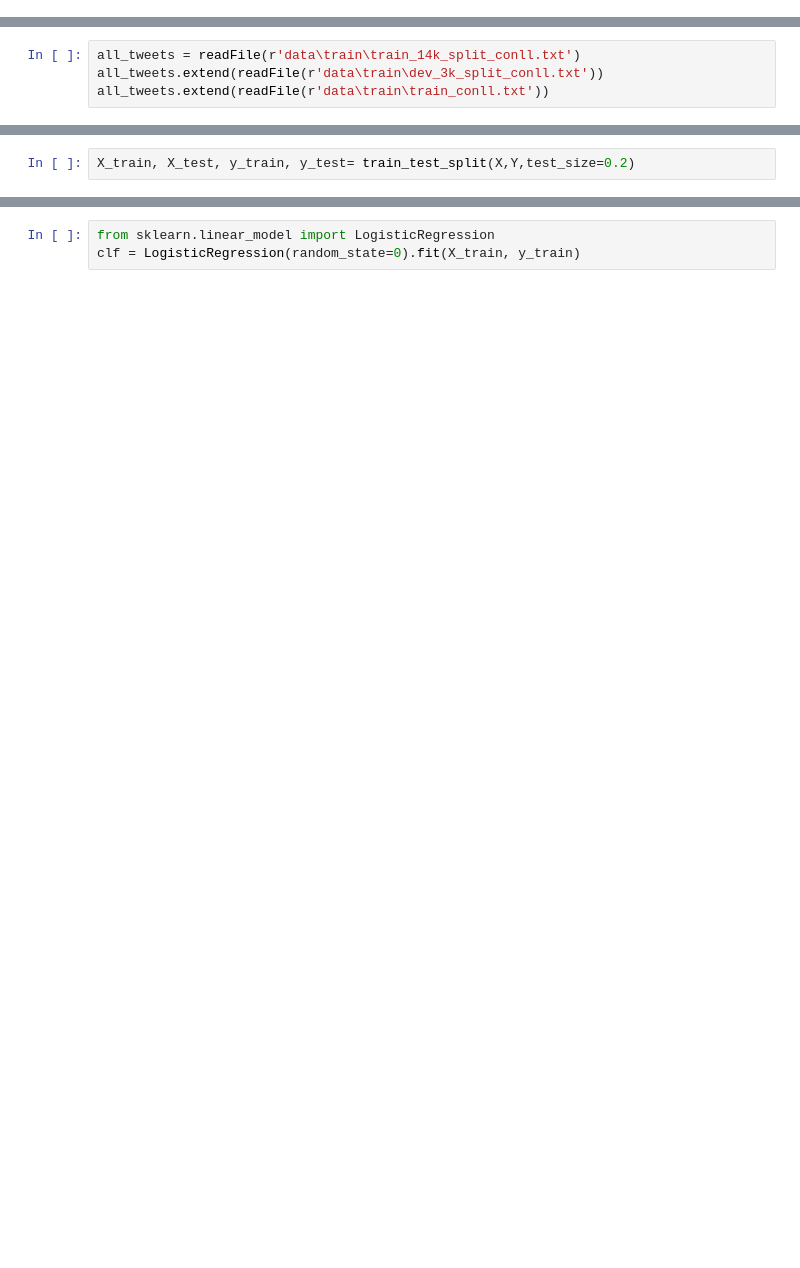
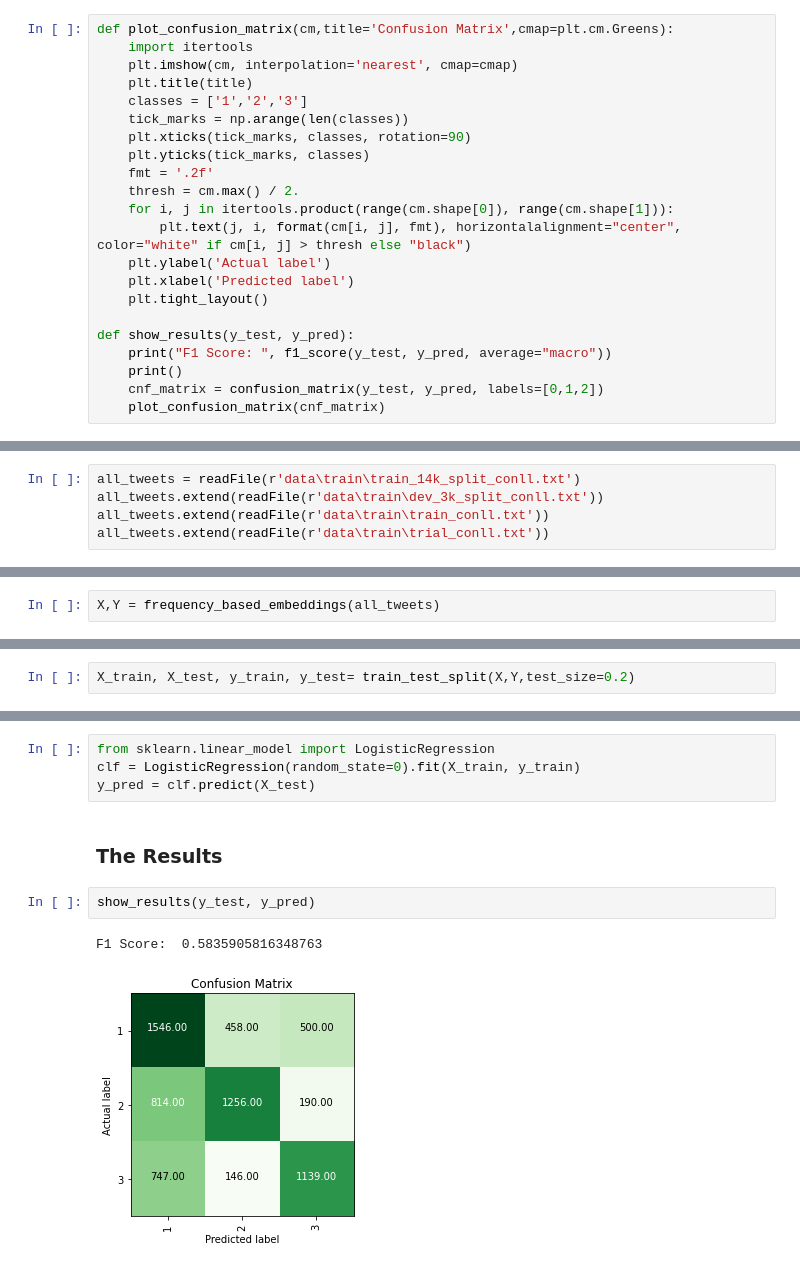
Before and after one commit to amm98d/twitter-sentiment-analysis, a Jupyter notebook: script.ipynb, the cells around one changed output, grey strips where cells are left out. Saved outputs shown, nothing was run; the diff lists cells and outputs as text; blank space fills up the shorter version.

Commit message:
Object Oriented and Modular Code. Left at loading of prediction data.

```diff
--- a/script.ipynb
+++ b/script.ipynb
@@ -79,0 +123,22 @@ def readFile(filename):
+# %%
+def plot_confusion_matrix(cm,title='Confusion Matrix',cmap=plt.cm.Greens):
+    import itertools
+    plt.imshow(cm, interpolation='nearest', cmap=cmap)
+    plt.title(title)
+    classes = ['1','2','3']
+    tick_marks = np.arange(len(classes))
+    plt.xticks(tick_marks, classes, rotation=90)
+    plt.yticks(tick_marks, classes)
+    fmt = '.2f'
+    thresh = cm.max() / 2.
+    for i, j in itertools.product(range(cm.shape[0]), range(cm.shape[1])):
+        plt.text(j, i, format(cm[i, j], fmt), horizontalalignment="center", color="white" if cm[i, j] > thresh else "black")
+    plt.ylabel('Actual label')
+    plt.xlabel('Predicted label')
+    plt.tight_layout()
+
+def show_results(y_test, y_pred):
+    print("F1 Score: ", f1_score(y_test, y_pred, average="macro"))
+    print()
+    cnf_matrix = confusion_matrix(y_test, y_pred, labels=[0,1,2])
+    plot_confusion_matrix(cnf_matrix)
@@ -81,3 +150,4 @@ def readFile(filename):
 all_tweets = readFile(r'data\train\train_14k_split_conll.txt')
 all_tweets.extend(readFile(r'data\train\dev_3k_split_conll.txt'))
 all_tweets.extend(readFile(r'data\train\train_conll.txt'))
+all_tweets.extend(readFile(r'data\train\trial_conll.txt'))
@@ -160,0 +211,2 @@ Y = labels
+# %%
+X,Y = frequency_based_embeddings(all_tweets)
@@ -163,3 +219,11 @@ X_train, X_test, y_train, y_test= train_test_split(X,Y,test_size=0.2)
 # %%
 from sklearn.linear_model import LogisticRegression
 clf = LogisticRegression(random_state=0).fit(X_train, y_train)
+y_pred = clf.predict(X_test)
+# %% [markdown]
+### The Results
+# %%
+show_results(y_test, y_pred)
+# %% [output]
+F1 Score:  0.5835905816348763
+[figure, added]
```
Also changed, not shown: parts of 36 cells of this notebook.
